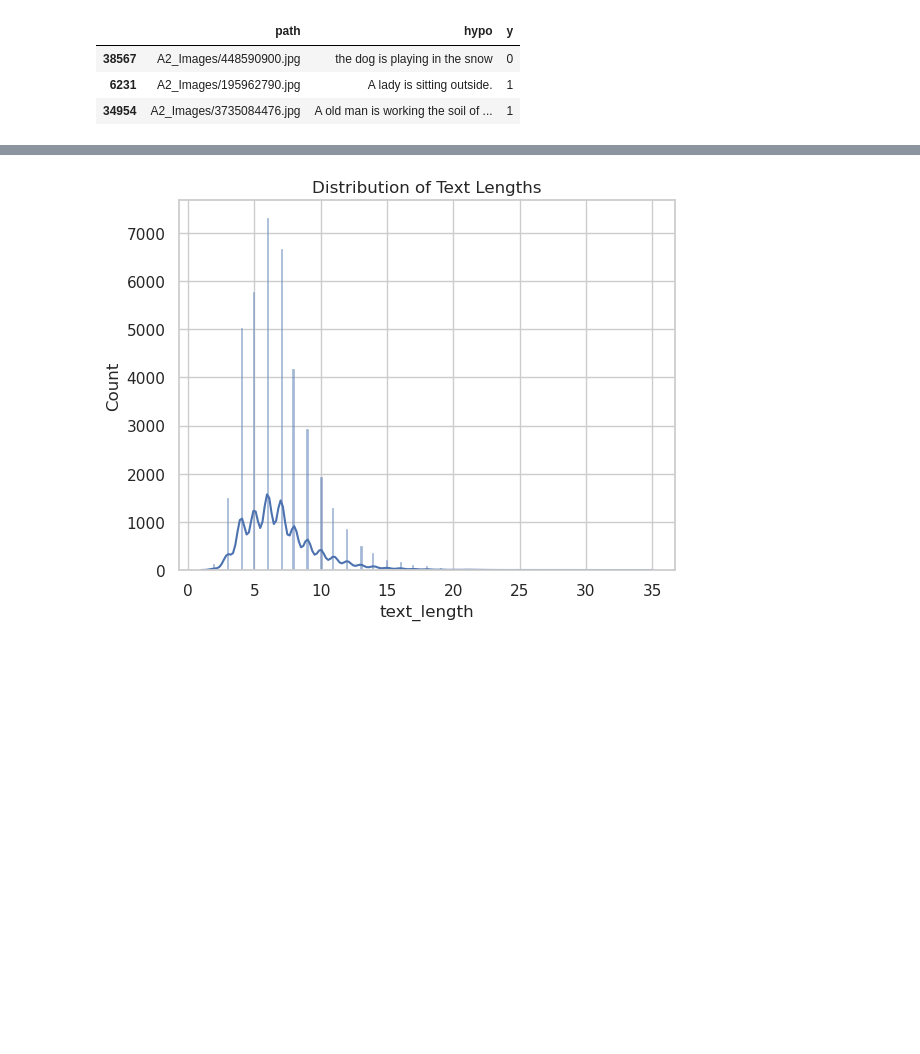
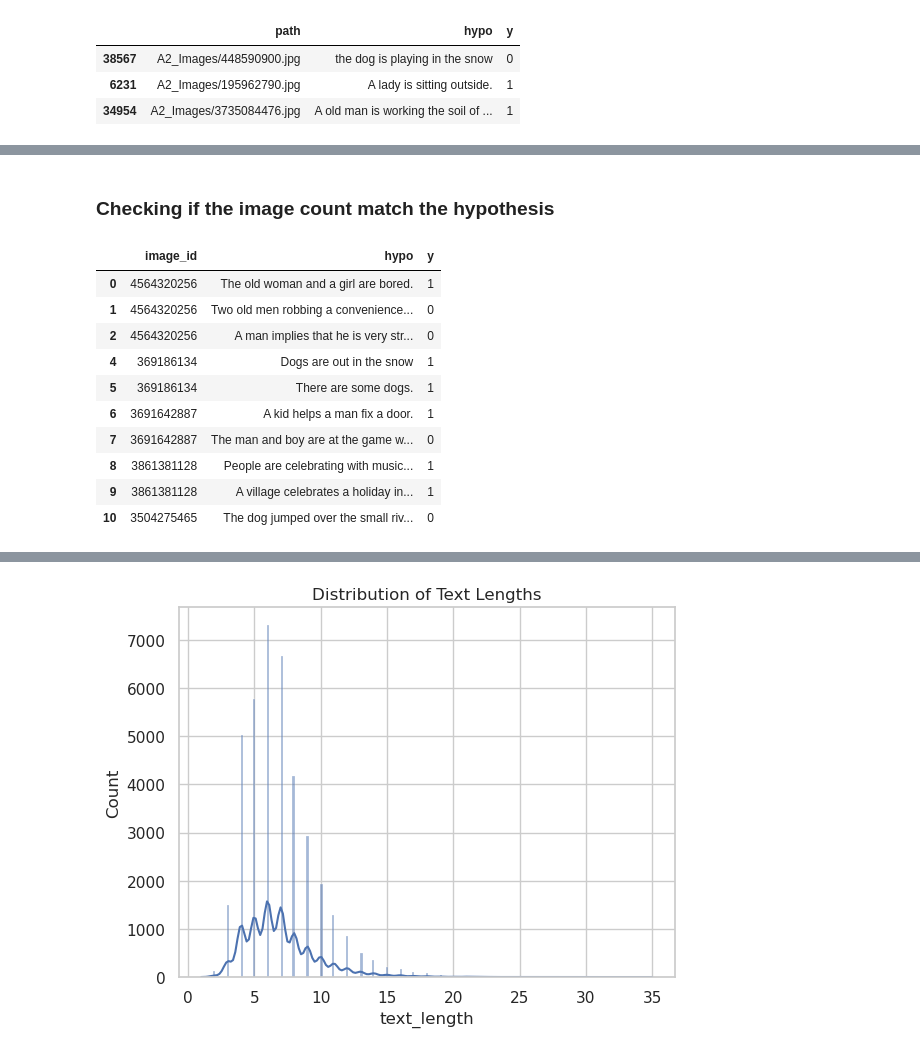
Before and after one commit to sheikhmunim/deep_learning_for_entailment_prediction-, a Jupyter notebook: assignment_2-Copy1.ipynb, the cells around one changed output, grey strips where cells are left out. Saved outputs shown, nothing was run; the diff lists cells and outputs as text; code cells hidden in the pictures; blank space fills up the shorter version.

```diff
--- a/assignment_2-Copy1.ipynb
+++ b/assignment_2-Copy1.ipynb
@@ -209,0 +200,23 @@ Name: count, dtype: int64
+# %% [markdown]
+### Checking if the image count match the hypothesis
+# %%
+# Count how many hypotheses per image_id
+counts = df["image_id"].value_counts()
+
+# Show a few images with multiple hypotheses
+multi = df[df["image_id"].isin(counts[counts > 1].index)]
+
+# Look at first few
+multi.head(10)[["image_id","hypo","y"]]
+# %% [output]
+|  | image_id | hypo | y |
+| 0 | 4564320256 | The old woman and a girl are bored. | 1 |
+| 1 | 4564320256 | Two old men robbing a convenience... | 0 |
+| 2 | 4564320256 | A man implies that he is very str... | 0 |
+| 4 | 369186134 | Dogs are out in the snow | 1 |
+| 5 | 369186134 | There are some dogs. | 1 |
+| 6 | 3691642887 | A kid helps a man fix a door. | 1 |
+| 7 | 3691642887 | The man and boy are at the game w... | 0 |
+| 8 | 3861381128 | People are celebrating with music... | 1 |
+| 9 | 3861381128 | A village celebrates a holiday in... | 1 |
+| 10 | 3504275465 | The dog jumped over the small riv... | 0 |
```
Also changed, not shown: parts of 36 cells of this notebook.
